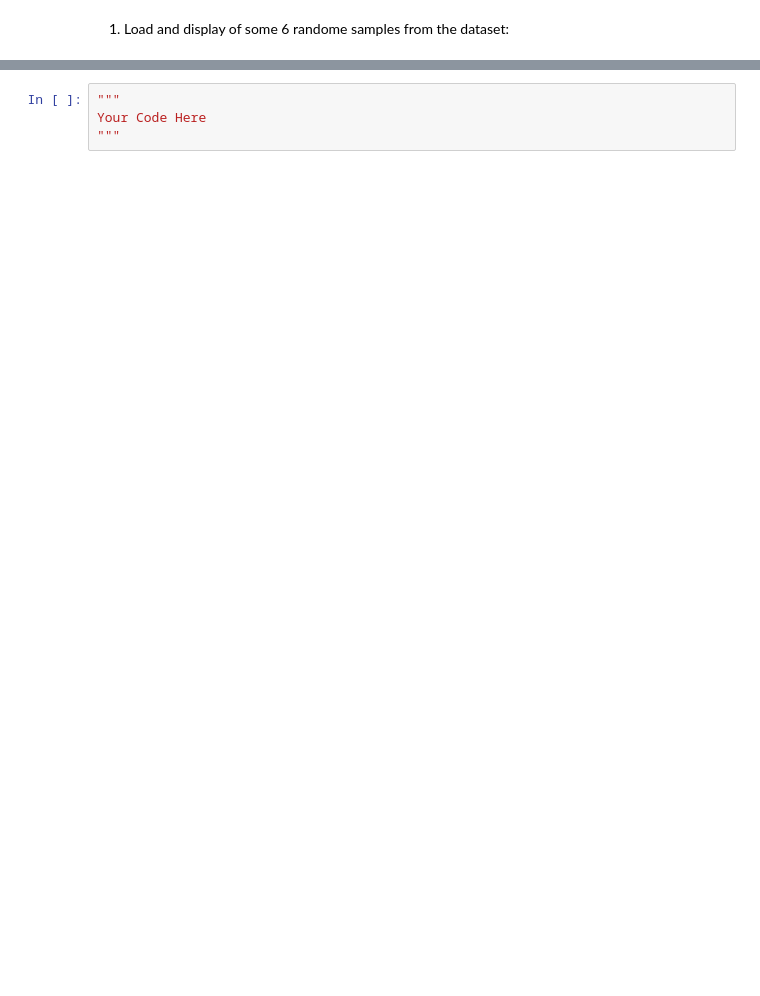
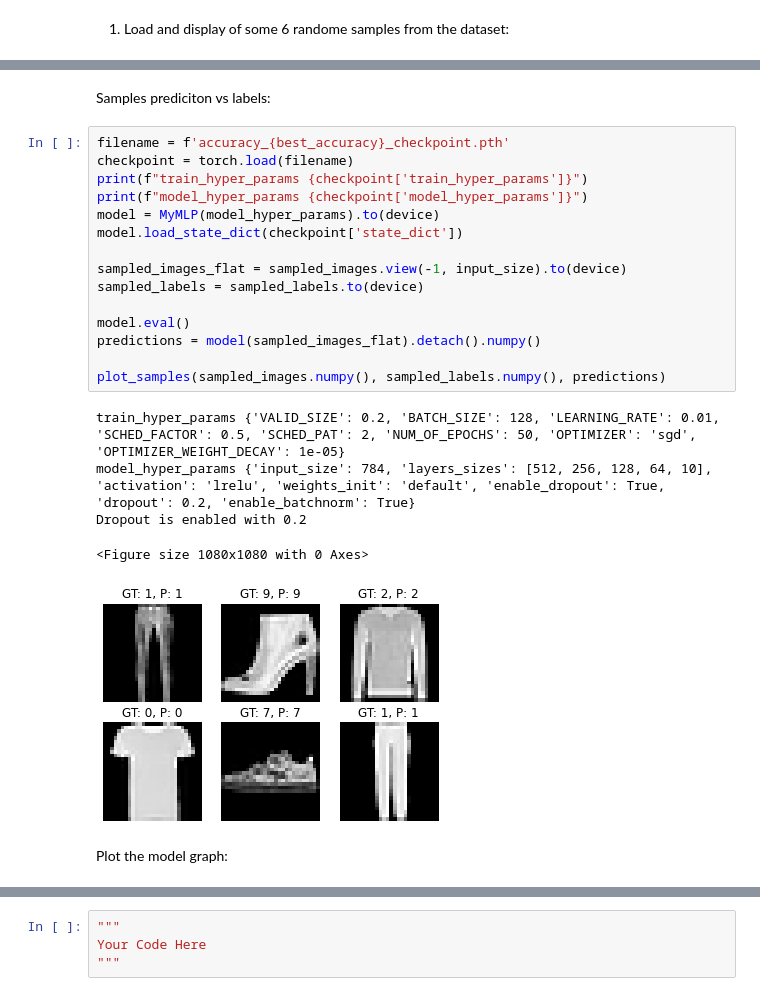
Before and after one commit to ynahum/dl_hw, a Jupyter notebook: hw2/ee046211_hw2_034462796_204034953.ipynb, the cells around one changed output, grey strips where cells are left out. Drawn from its saved outputs; the diff is of its cells as text; blank space fills up the shorter version.

```diff
--- a/hw2/ee046211_hw2_034462796_204034953.ipynb
+++ b/hw2/ee046211_hw2_034462796_204034953.ipynb
@@ -871 +895,26 @@ plt.legend()
+# %% [markdown]
+Samples prediciton vs labels:
+# %%
+filename = f'accuracy_{best_accuracy}_checkpoint.pth'
+checkpoint = torch.load(filename)
+print(f"train_hyper_params {checkpoint['train_hyper_params']}")
+print(f"model_hyper_params {checkpoint['model_hyper_params']}")
+model = MyMLP(model_hyper_params).to(device)
+model.load_state_dict(checkpoint['state_dict'])
+
+sampled_images_flat = sampled_images.view(-1, input_size).to(device)
+sampled_labels = sampled_labels.to(device)
+
+model.eval()
+predictions = model(sampled_images_flat).detach().numpy()
+
+plot_samples(sampled_images.numpy(), sampled_labels.numpy(), predictions)
+# %% [output]
+train_hyper_params {'VALID_SIZE': 0.2, 'BATCH_SIZE': 128, 'LEARNING_RATE': 0.01, 'SCHED_FACTOR': 0.5, 'SCHED_PAT': 2, 'NUM_OF_EPOCHS': 50, 'OPTIMIZER': 'sgd', 'OPTIMIZER_WEIGHT_DECAY': 1e-05}
+model_hyper_params {'input_size': 784, 'layers_sizes': [512, 256, 128, 64, 10], 'activation': 'lrelu', 'weights_init': 'default', 'enable_dropout': True, 'dropout': 0.2, 'enable_batchnorm': True}
+Dropout is enabled with 0.2
+<Figure size 1080x1080 with 0 Axes>
+[figure, added]
+# %% [markdown]
+Plot the model graph:
 # %%
```
Also changed, not shown: parts of 10 cells of this notebook.
